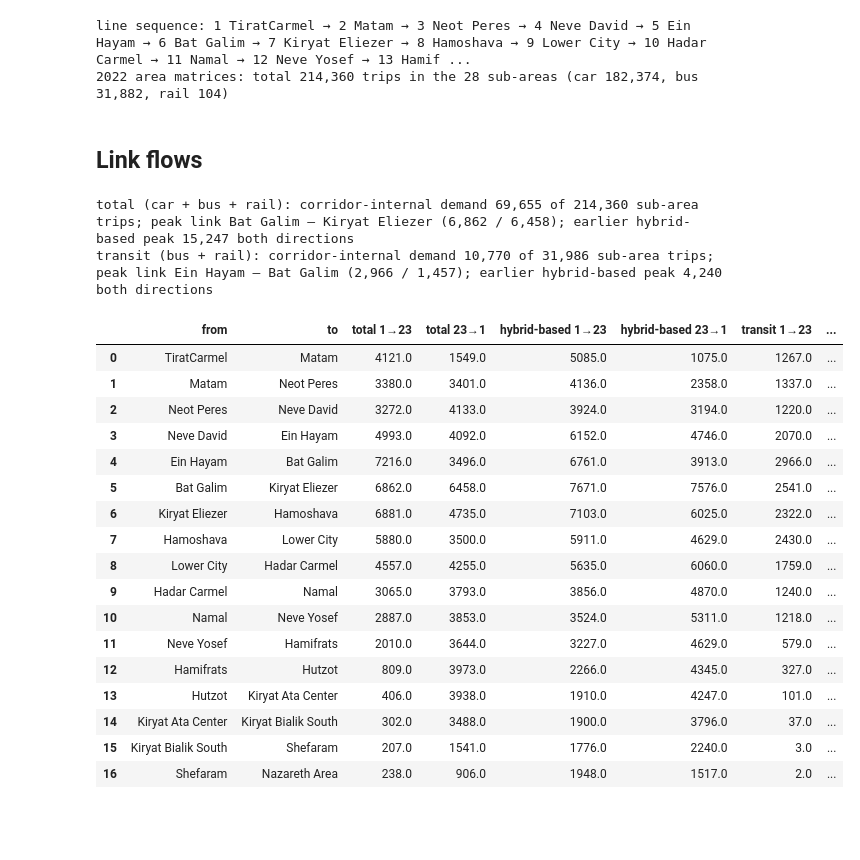
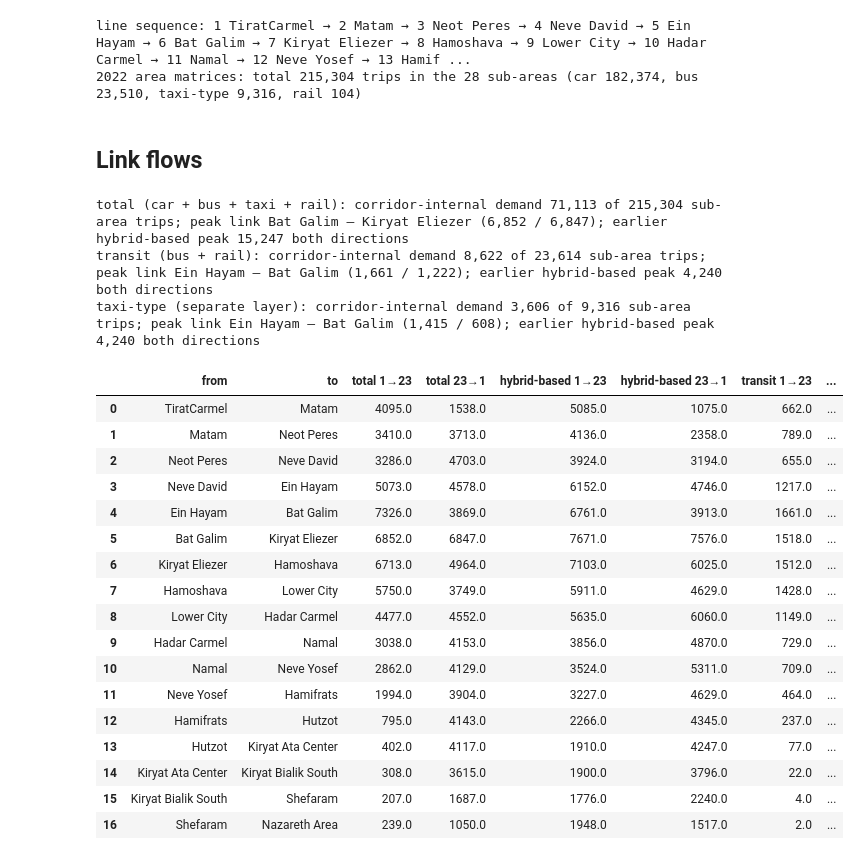
Before and after one commit to oh-da/Nofit_LRT_Extension, a Jupyter notebook: Corridor_flow_profile_survey_2022.ipynb, the cells around one changed output. Drawn from its saved outputs; the diff is of its cells as text; code cells hidden in the pictures; blank space fills up the shorter version.

```diff
--- a/Corridor_flow_profile_survey_2022.ipynb
+++ b/Corridor_flow_profile_survey_2022.ipynb
@@ -20,8 +22,8 @@ os.makedirs('Output/figures', exist_ok=True)
 
 def load_area(name):
     m = pd.read_csv(f'{IN}/{name}_2022_area.csv', index_col=0); m.index = m.index.astype(int); m.columns = m.columns.astype(int); return m
-car, bus, rail = load_area('car'), load_area('bus'), load_area('rail')
-total, transit = car + bus + rail, bus + rail
+car, bus, taxi, rail = load_area('car'), load_area('bus'), load_area('taxi'), load_area('rail')
+total, transit = car + bus + taxi + rail, bus + rail        # transit = scheduled bus (RavKav-ticketed) + rail; taxi-type is a separate layer (review §9)
 legend = pd.read_csv('Output/ths2017/study_taz/study_taz_area_legend.csv' if os.path.exists('Output/ths2017/study_taz/study_taz_area_legend.csv') else 'Output/ths2017/study_taz/submatrices/area_legend.csv').set_index('AggAreaCode')
 ref_total = pd.read_csv('Output/transit/corridor_link_flows_2022.csv')
 ref_transit = pd.read_csv('Output/transit/corridor_link_flows_transit_2022.csv')
@@ -29,10 +31,10 @@ SEQ = list(ref_total['from_code']) + [int(ref_total['to_code'].iloc[-1])]
 assert all(legend.loc[a, 'IsLRT_Corridor'] == 1 for a in SEQ)
 names = legend['AggAreaName']
 print("line sequence:", ' → '.join(f'{a} {names[a]}' for a in SEQ))
-print(f"2022 area matrices: total {total.values.sum():,.0f} trips in the 28 sub-areas (car {car.values.sum():,.0f}, bus {bus.values.sum():,.0f}, rail {rail.values.sum():,.0f})")
+print(f"2022 area matrices: total {total.values.sum():,.0f} trips in the 28 sub-areas (car {car.values.sum():,.0f}, bus {bus.values.sum():,.0f}, taxi-type {taxi.values.sum():,.0f}, rail {rail.values.sum():,.0f})")
 # %% [output]
 line sequence: 1 TiratCarmel → 2 Matam → 3 Neot Peres → 4 Neve David → 5 Ein Hayam → 6 Bat Galim → 7 Kiryat Eliezer → 8 Hamoshava → 9 Lower City → 10 Hadar Carmel → 11 Namal → 12 Neve Yosef → 13 Hamif ...
-2022 area matrices: total 214,360 trips in the 28 sub-areas (car 182,374, bus 31,882, rail 104)
+2022 area matrices: total 215,304 trips in the 28 sub-areas (car 182,374, bus 23,510, taxi-type 9,316, rail 104)
 # %% [markdown]
 ## Link flows
 # %%
@@ -40,51 +42,55 @@ def link_flows(m, seq):
     pos = {a: i for i, a in enumerate(seq)}
     sub = m.reindex(index=seq, columns=seq).fillna(0).values
     n = len(seq); f_fwd, f_bwd = np.zeros(n - 1), np.zeros(n - 1)
     for i in range(n):
         for j in range(n):
             if i < j: f_fwd[i:j] += sub[i, j]          # links i..j-1 in direction 1 -> 23
             elif i > j: f_bwd[j:i] += sub[i, j]        # links j..i-1 in direction 23 -> 1
     out = pd.DataFrame({'from_code': seq[:-1], 'to_code': seq[1:], 'from_area': [names[a] for a in seq[:-1]], 'to_area': [names[a] for a in seq[1:]],
                         'flow_dir_1_to_23': f_fwd.round(0), 'flow_dir_23_to_1': f_bwd.round(0)})
     out['total_both_dir'] = out['flow_dir_1_to_23'] + out['flow_dir_23_to_1']
     internal = sub[~np.eye(n, dtype=bool)].sum() + np.trace(sub)
     return out, internal
 
 prof_total, int_total = link_flows(total, SEQ)
 prof_transit, int_transit = link_flows(transit, SEQ)
+prof_taxi, int_taxi = link_flows(taxi, SEQ)
+prof_taxi.to_csv(f'{OUT}/corridor_link_flows_taxi_2022.csv', index=False)
 prof_total.to_csv(f'{OUT}/corridor_link_flows_total_2022.csv', index=False)
 prof_transit.to_csv(f'{OUT}/corridor_link_flows_transit_2022.csv', index=False)
-for name, p, internal, ref, tot in [('total (car + bus + rail)', prof_total, int_total, ref_total, total), ('transit (bus + rail)', prof_transit, int_transit, ref_transit, transit)]:
+for name, p, internal, ref, tot in [('total (car + bus + taxi + rail)', prof_total, int_total, ref_total, total), ('transit (bus + rail)', prof_transit, int_transit, ref_transit, transit), ('taxi-type (separate layer)', prof_taxi, int_taxi, ref_transit, taxi)]:
     k = p['total_both_dir'].idxmax()
     print(f"{name}: corridor-internal demand {internal:,.0f} of {tot.values.sum():,.0f} sub-area trips; peak link {p.loc[k, 'from_area']} – {p.loc[k, 'to_area']} "
           f"({p.loc[k, 'flow_dir_1_to_23']:,.0f} / {p.loc[k, 'flow_dir_23_to_1']:,.0f}); earlier hybrid-based peak {ref['total_both_dir'].max():,.0f} both directions")
 cmp = prof_total[['from_area', 'to_area', 'flow_dir_1_to_23', 'flow_dir_23_to_1']].copy()
 cmp.columns = ['from', 'to', 'total 1→23', 'total 23→1']
 cmp['hybrid-based 1→23'] = ref_total['flow_dir_1_to_23']; cmp['hybrid-based 23→1'] = ref_total['flow_dir_23_to_1']
 cmp['transit 1→23'] = prof_transit['flow_dir_1_to_23']; cmp['transit 23→1'] = prof_transit['flow_dir_23_to_1']
+cmp['taxi-type 1→23'] = prof_taxi['flow_dir_1_to_23']; cmp['taxi-type 23→1'] = prof_taxi['flow_dir_23_to_1']
 cmp['ticketing-based transit 1→23'] = ref_transit['flow_dir_1_to_23']; cmp['ticketing-based transit 23→1'] = ref_transit['flow_dir_23_to_1']
 cmp['transit share 1→23'] = cmp['transit 1→23'] / cmp['total 1→23']; cmp['transit share 23→1'] = cmp['transit 23→1'] / cmp['total 23→1']
 cmp.to_csv(f'{OUT}/corridor_link_flows_comparison_2022.csv', index=False, float_format='%.3f')
 cmp.round(2)
 # %% [output]
-total (car + bus + rail): corridor-internal demand 69,655 of 214,360 sub-area trips; peak link Bat Galim – Kiryat Eliezer (6,862 / 6,458); earlier hybrid-based peak 15,247 both directions
-transit (bus + rail): corridor-internal demand 10,770 of 31,986 sub-area trips; peak link Ein Hayam – Bat Galim (2,966 / 1,457); earlier hybrid-based peak 4,240 both directions
+total (car + bus + taxi + rail): corridor-internal demand 71,113 of 215,304 sub-area trips; peak link Bat Galim – Kiryat Eliezer (6,852 / 6,847); earlier hybrid-based peak 15,247 both directions
+transit (bus + rail): corridor-internal demand 8,622 of 23,614 sub-area trips; peak link Ein Hayam – Bat Galim (1,661 / 1,222); earlier hybrid-based peak 4,240 both directions
+taxi-type (separate layer): corridor-internal demand 3,606 of 9,316 sub-area trips; peak link Ein Hayam – Bat Galim (1,415 / 608); earlier hybrid-based peak 4,240 both directions
 |  | from | to | total 1→23 | total 23→1 | hybrid-based 1→23 | hybrid-based 23→1 | transit 1→23 | ... |
-| 0 | TiratCarmel | Matam | 4121.0 | 1549.0 | 5085.0 | 1075.0 | 1267.0 | ... |
-| 1 | Matam | Neot Peres | 3380.0 | 3401.0 | 4136.0 | 2358.0 | 1337.0 | ... |
-| 2 | Neot Peres | Neve David | 3272.0 | 4133.0 | 3924.0 | 3194.0 | 1220.0 | ... |
-| 3 | Neve David | Ein Hayam | 4993.0 | 4092.0 | 6152.0 | 4746.0 | 2070.0 | ... |
-| 4 | Ein Hayam | Bat Galim | 7216.0 | 3496.0 | 6761.0 | 3913.0 | 2966.0 | ... |
-| 5 | Bat Galim | Kiryat Eliezer | 6862.0 | 6458.0 | 7671.0 | 7576.0 | 2541.0 | ... |
-| 6 | Kiryat Eliezer | Hamoshava | 6881.0 | 4735.0 | 7103.0 | 6025.0 | 2322.0 | ... |
-| 7 | Hamoshava | Lower City | 5880.0 | 3500.0 | 5911.0 | 4629.0 | 2430.0 | ... |
-| 8 | Lower City | Hadar Carmel | 4557.0 | 4255.0 | 5635.0 | 6060.0 | 1759.0 | ... |
-| 9 | Hadar Carmel | Namal | 3065.0 | 3793.0 | 3856.0 | 4870.0 | 1240.0 | ... |
-| 10 | Namal | Neve Yosef | 2887.0 | 3853.0 | 3524.0 | 5311.0 | 1218.0 | ... |
-| 11 | Neve Yosef | Hamifrats | 2010.0 | 3644.0 | 3227.0 | 4629.0 | 579.0 | ... |
-| 12 | Hamifrats | Hutzot | 809.0 | 3973.0 | 2266.0 | 4345.0 | 327.0 | ... |
-| 13 | Hutzot | Kiryat Ata Center | 406.0 | 3938.0 | 1910.0 | 4247.0 | 101.0 | ... |
-| 14 | Kiryat Ata Center | Kiryat Bialik South | 302.0 | 3488.0 | 1900.0 | 3796.0 | 37.0 | ... |
-| 15 | Kiryat Bialik South | Shefaram | 207.0 | 1541.0 | 1776.0 | 2240.0 | 3.0 | ... |
-| 16 | Shefaram | Nazareth Area | 238.0 | 906.0 | 1948.0 | 1517.0 | 2.0 | ... |
+| 0 | TiratCarmel | Matam | 4095.0 | 1538.0 | 5085.0 | 1075.0 | 662.0 | ... |
+| 1 | Matam | Neot Peres | 3410.0 | 3713.0 | 4136.0 | 2358.0 | 789.0 | ... |
+| 2 | Neot Peres | Neve David | 3286.0 | 4703.0 | 3924.0 | 3194.0 | 655.0 | ... |
+| 3 | Neve David | Ein Hayam | 5073.0 | 4578.0 | 6152.0 | 4746.0 | 1217.0 | ... |
+| 4 | Ein Hayam | Bat Galim | 7326.0 | 3869.0 | 6761.0 | 3913.0 | 1661.0 | ... |
+| 5 | Bat Galim | Kiryat Eliezer | 6852.0 | 6847.0 | 7671.0 | 7576.0 | 1518.0 | ... |
+| 6 | Kiryat Eliezer | Hamoshava | 6713.0 | 4964.0 | 7103.0 | 6025.0 | 1512.0 | ... |
+| 7 | Hamoshava | Lower City | 5750.0 | 3749.0 | 5911.0 | 4629.0 | 1428.0 | ... |
+| 8 | Lower City | Hadar Carmel | 4477.0 | 4552.0 | 5635.0 | 6060.0 | 1149.0 | ... |
+| 9 | Hadar Carmel | Namal | 3038.0 | 4153.0 | 3856.0 | 4870.0 | 729.0 | ... |
+| 10 | Namal | Neve Yosef | 2862.0 | 4129.0 | 3524.0 | 5311.0 | 709.0 | ... |
+| 11 | Neve Yosef | Hamifrats | 1994.0 | 3904.0 | 3227.0 | 4629.0 | 464.0 | ... |
+| 12 | Hamifrats | Hutzot | 795.0 | 4143.0 | 2266.0 | 4345.0 | 237.0 | ... |
+| 13 | Hutzot | Kiryat Ata Center | 402.0 | 4117.0 | 1910.0 | 4247.0 | 77.0 | ... |
+| 14 | Kiryat Ata Center | Kiryat Bialik South | 308.0 | 3615.0 | 1900.0 | 3796.0 | 22.0 | ... |
+| 15 | Kiryat Bialik South | Shefaram | 207.0 | 1687.0 | 1776.0 | 2240.0 | 4.0 | ... |
+| 16 | Shefaram | Nazareth Area | 239.0 | 1050.0 | 1948.0 | 1517.0 | 2.0 | ... |
 # %%
```
Also changed, not shown: parts of 3 cells of this notebook, 52 other files.
